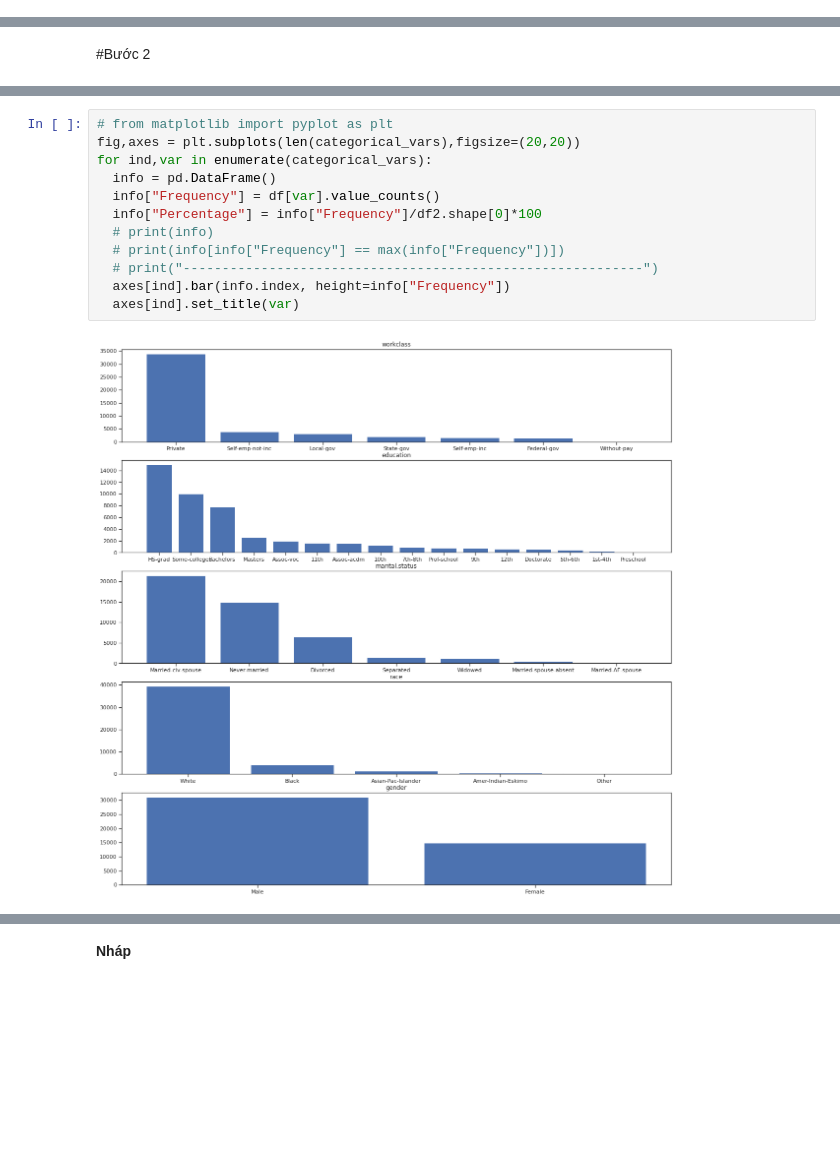
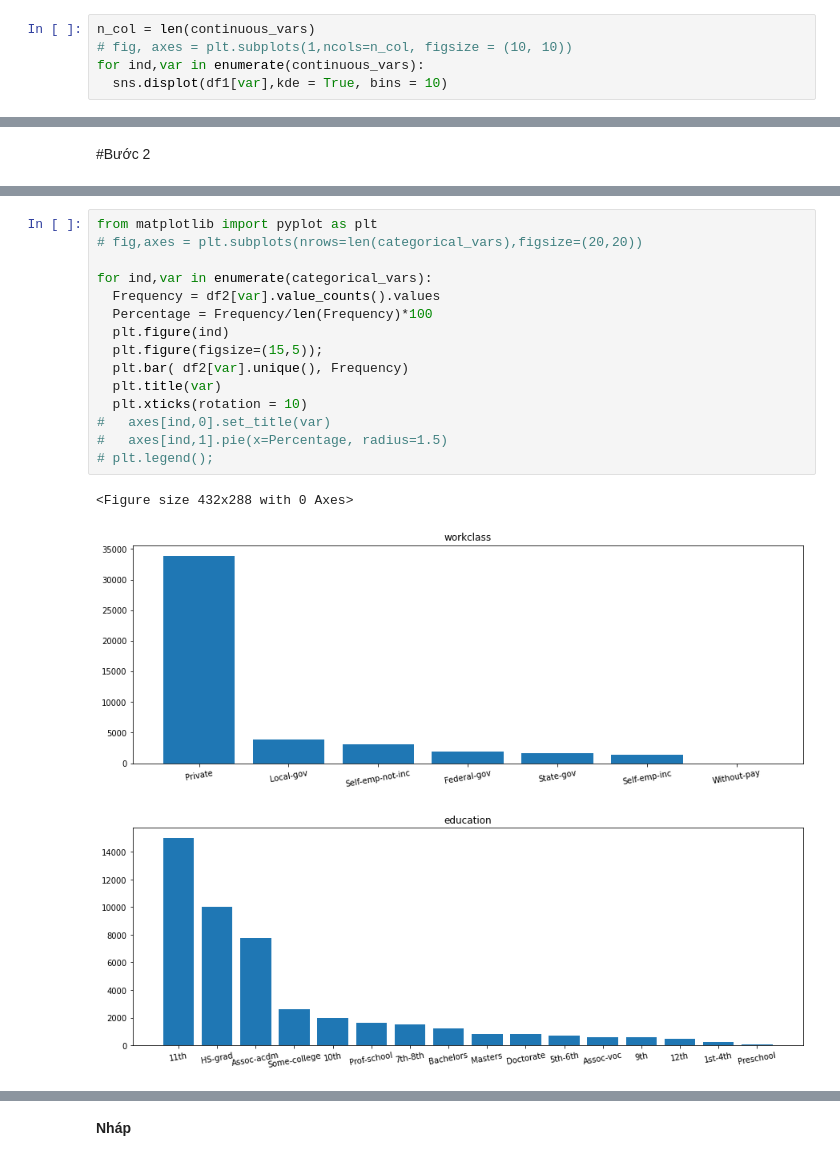
Before and after one commit to huongd17at089/income_prediction, a Jupyter notebook: income_prediction.ipynb, the cells around one changed output, grey strips where cells are left out. Saved outputs shown, nothing was run; the diff lists cells and outputs as text; blank space fills up the shorter version.

```diff
--- a/income_prediction.ipynb
+++ b/income_prediction.ipynb
@@ -94,3 +96,8 @@ df1.describe()
 | 50% | 37.000000 | 10.000000 | 40.000000 |
 | 75% | 47.000000 | 13.000000 | 45.000000 |
 | max | 90.000000 | 16.000000 | 99.000000 |
+# %%
+n_col = len(continuous_vars)
+# fig, axes = plt.subplots(1,ncols=n_col, figsize = (10, 10))
+for ind,var in enumerate(continuous_vars):
+  sns.displot(df1[var],kde = True, bins = 10)
@@ -121,14 +132,19 @@ df2.sample(5)
 # %%
-# from matplotlib import pyplot as plt
-fig,axes = plt.subplots(len(categorical_vars),figsize=(20,20))
+from matplotlib import pyplot as plt
+# fig,axes = plt.subplots(nrows=len(categorical_vars),figsize=(20,20))
+
 for ind,var in enumerate(categorical_vars):
-  info = pd.DataFrame()
-  info["Frequency"] = df[var].value_counts()
-  info["Percentage"] = info["Frequency"]/df2.shape[0]*100
-  # print(info)
-  # print(info[info["Frequency"] == max(info["Frequency"])])
-  # print("-----------------------------------------------------------")
-  axes[ind].bar(info.index, height=info["Frequency"])
-  axes[ind].set_title(var)
+  Frequency = df2[var].value_counts().values
+  Percentage = Frequency/len(Frequency)*100
+  plt.figure(ind)
+  plt.figure(figsize=(15,5));
+  plt.bar( df2[var].unique(), Frequency)
+  plt.title(var)
+  plt.xticks(rotation = 10)
+#   axes[ind,0].set_title(var)
+#   axes[ind,1].pie(x=Percentage, radius=1.5)
+# plt.legend();
 # %% [output]
+<Figure size 432x288 with 0 Axes>
-[figure, old version]
+[figure, new version]
+[figure, added]
```
Also changed, not shown: parts of 7 cells of this notebook.
